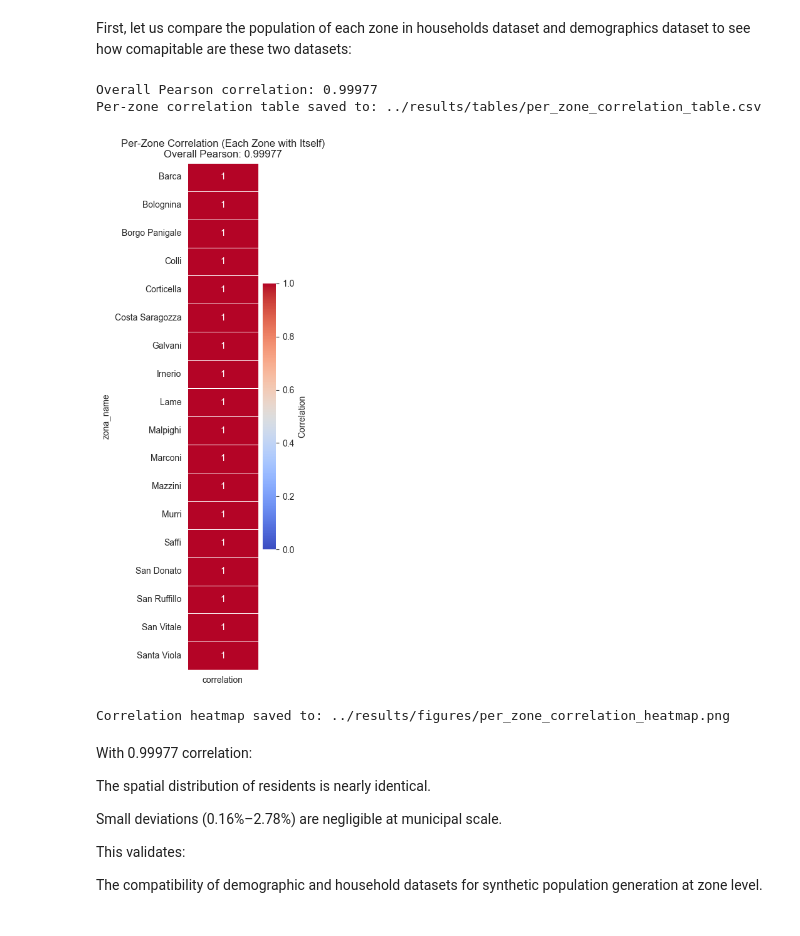
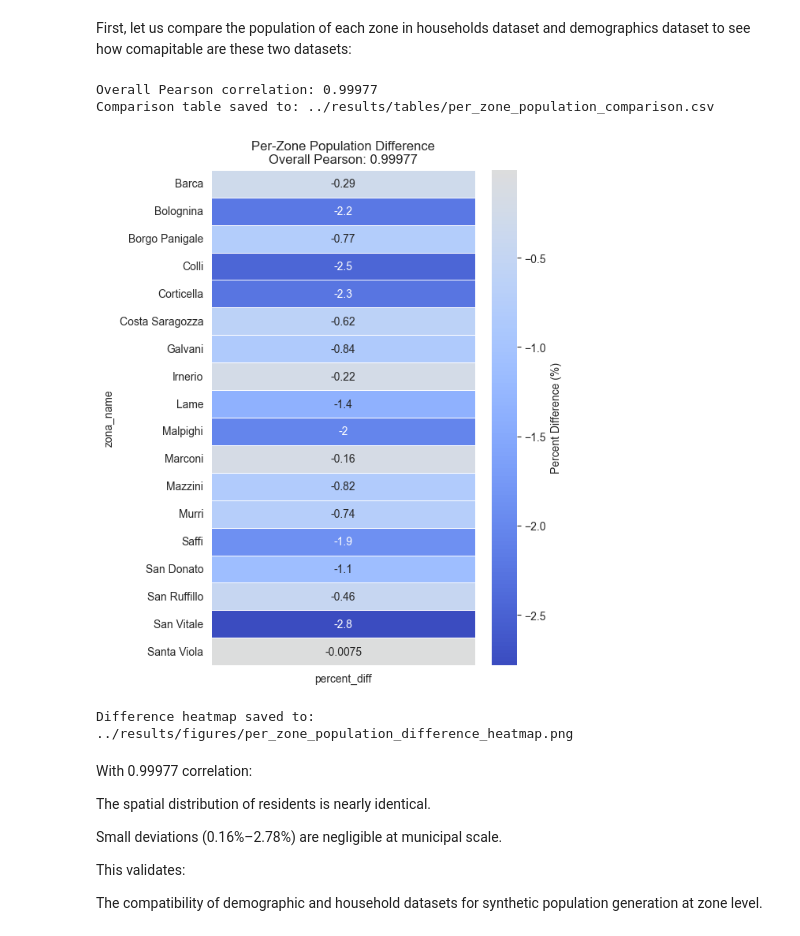
Before and after one commit to memerioo/bologna-synthetic-mobility, a Jupyter notebook: notebooks/01_explore_datasets.ipynb, the cells around one changed output. Cells and saved outputs as stored; diff of their text form; code cells hidden in the pictures.

```diff
--- a/notebooks/01_explore_datasets.ipynb
+++ b/notebooks/01_explore_datasets.ipynb
@@ -835,7 +835,7 @@ Name: num_households, dtype: int64
 First, let us compare the population of each zone in households dataset and demographics dataset to see how comapitable are these two datasets:
 # %%
 # ============================================================
-# Per-Zone Correlation Heatmap + Save Table
+# Per-Zone Population Comparison (Correct Version)
 # ============================================================
 
 import pandas as pd
@@ -855,63 +855,75 @@ TABLE_DIR.mkdir(parents=True, exist_ok=True)
 # Prepare per-zone populations
 # -----------------------------
 pop_demo_zone = demographics.groupby("zona_name")["population"].sum()
 pop_house_zone = households.groupby("zona_name")["population"].sum()
 
+# Combine into one DataFrame
+zone_compare = pd.concat(
+    [pop_demo_zone, pop_house_zone],
+    axis=1
+)
+zone_compare.columns = ["population_demographics", "population_households"]
+
 # Keep only zones present in both
-common_zones = pop_demo_zone.index.intersection(pop_house_zone.index)
-pop_demo_zone = pop_demo_zone[common_zones]
-pop_house_zone = pop_house_zone[common_zones]
+zone_compare = zone_compare.dropna()
 
 # -----------------------------
-# Compute per-zone correlation
+# Compute differences
 # -----------------------------
-# Here, per-zone correlation is just the correlation of the series of each zone
-# Since each zone has only one pair, we can compute it as (normalized) comparison
-# Instead, we compute overall correlation
-overall_corr = pop_demo_zone.corr(pop_house_zone)
+zone_compare["absolute_diff"] = (
+    zone_compare["population_households"] -
+    zone_compare["population_demographics"]
+)
+
+zone_compare["percent_diff"] = (
+    zone_compare["absolute_diff"] /
+    zone_compare["population_demographics"] * 100
+)
+
+# -----------------------------
+# Overall Pearson correlation
+# -----------------------------
+overall_corr = zone_compare["population_demographics"].corr(
+    zone_compare["population_households"]
+)
+
 print(f"Overall Pearson correlation: {overall_corr:.5f}")
-
-# For heatmap, we can treat each zone as 1 value: correlation = 1
-zone_corr = pd.DataFrame({
-    "zona_name": common_zones,
-    "correlation": [1.0]*len(common_zones)  # each zone perfectly correlates with itself
-})
-zone_corr.set_index("zona_name", inplace=True)
 
 # -----------------------------
 # Save table
 # -----------------------------
-table_path = TABLE_DIR / "per_zone_correlation_table.csv"
-zone_corr.to_csv(table_path)
-print("Per-zone correlation table saved to:", table_path)
+table_path = TABLE_DIR / "per_zone_population_comparison.csv"
+zone_compare.to_csv(table_path)
+print("Comparison table saved to:", table_path)
 
 # -----------------------------
-# Plot heatmap
+# Plot heatmap of differences
 # -----------------------------
+plt.figure(figsize=(6, len(zone_compare)*0.4))
 
-plt.figure(figsize=(3.5, len(common_zones)*0.5))
 sns.heatmap(
-    zone_corr,
+    zone_compare[["percent_diff"]],
     annot=True,
     cmap="coolwarm",
+    center=0,
     linewidths=0.5,
-    vmin=0,  # minimum correlation
-    vmax=1,  # maximum correlation
-    cbar_kws={"label": "Correlation"}
+    cbar_kws={"label": "Percent Difference (%)"}
 )
-plt.title(f"Per-Zone Correlation (Each Zone with Itself)\nOverall Pearson: {overall_corr:.5f}")
+
+plt.title(f"Per-Zone Population Difference\nOverall Pearson: {overall_corr:.5f}")
 plt.tight_layout()
 
-fig_path = FIG_DIR / "per_zone_correlation_heatmap.png"
+fig_path = FIG_DIR / "per_zone_population_difference_heatmap.png"
 plt.savefig(fig_path, dpi=300)
 plt.show()
 plt.close()
-print("Correlation heatmap saved to:", fig_path)
+
+print("Difference heatmap saved to:", fig_path)
 # %% [output]
 Overall Pearson correlation: 0.99977
-Per-zone correlation table saved to: ../results/tables/per_zone_correlation_table.csv
+Comparison table saved to: ../results/tables/per_zone_population_comparison.csv
-[figure, old version]
+[figure, new version]
-Correlation heatmap saved to: ../results/figures/per_zone_correlation_heatmap.png
+Difference heatmap saved to: ../results/figures/per_zone_population_difference_heatmap.png
 # %% [markdown]
 With 0.99977 correlation:
 
```
